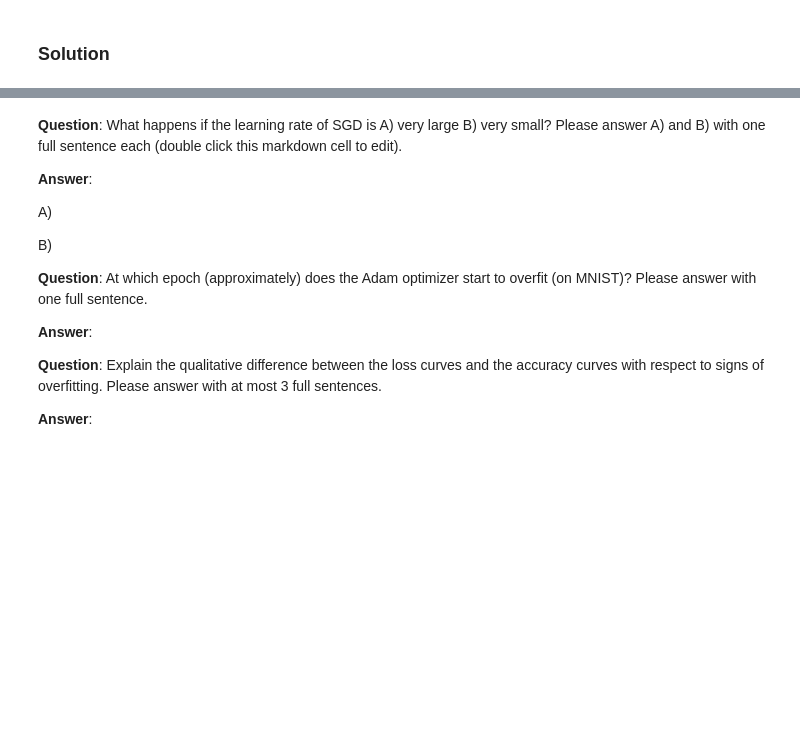
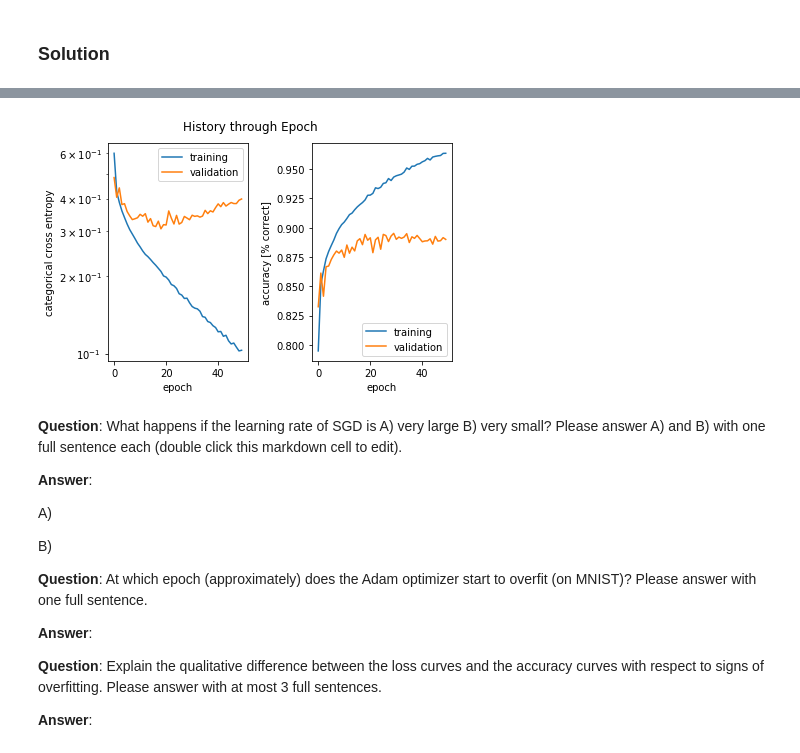
Before and after one commit to Guilhem74/EPFL_Artificial_Neural_Networks, a Jupyter notebook: miniproject1_ANN_Pi.ipynb, the cells around one changed output, grey strips where cells are left out. Cells and saved outputs as stored; diff of their text form; code cells hidden in the pictures; blank space fills up the shorter version.

```diff
--- a/miniproject1_ANN_Pi.ipynb
+++ b/miniproject1_ANN_Pi.ipynb
@@ -342,19 +347,21 @@ plot_history(history, title)
 # %%
 model_ex3_Adam_fashion = Sequential([
     Dense(128, input_shape=(784,)),
     Activation('relu'),
     Dense(10),
     Activation('softmax'),
 ])
 
 adam=keras.optimizers.Adam(lr=0.001, beta_1=0.9, beta_2=0.999, epsilon=None, decay=0.0, amsgrad=False)#Default parameters coming from https://arxiv.org/pdf/1412.6980v8.pdf
 model_ex3_Adam_fashion.compile(optimizer=adam,
               loss='categorical_crossentropy',
               metrics=['accuracy'])
 
-history = model_ex3_Adam_fashion.fit(x_fashion_train, y_fashion_train,validation_split=0.30, epochs=30, batch_size = minibatch_size)
+history = model_ex3_Adam_fashion.fit(x_fashion_train, y_fashion_train,validation_split=0.30, epochs=50, batch_size = minibatch_size,verbose=0)
 title = "History through Epoch"
-plot_history(history, title)
+plot_history(history, title);
+# %% [output]
+[figure, added]
 # %%
 # This plotting routine might help you ...
 def comparison_plot(history_sgd, history_adam, label1, label2, title):
```
Also changed, not shown: parts of 5 cells of this notebook.
